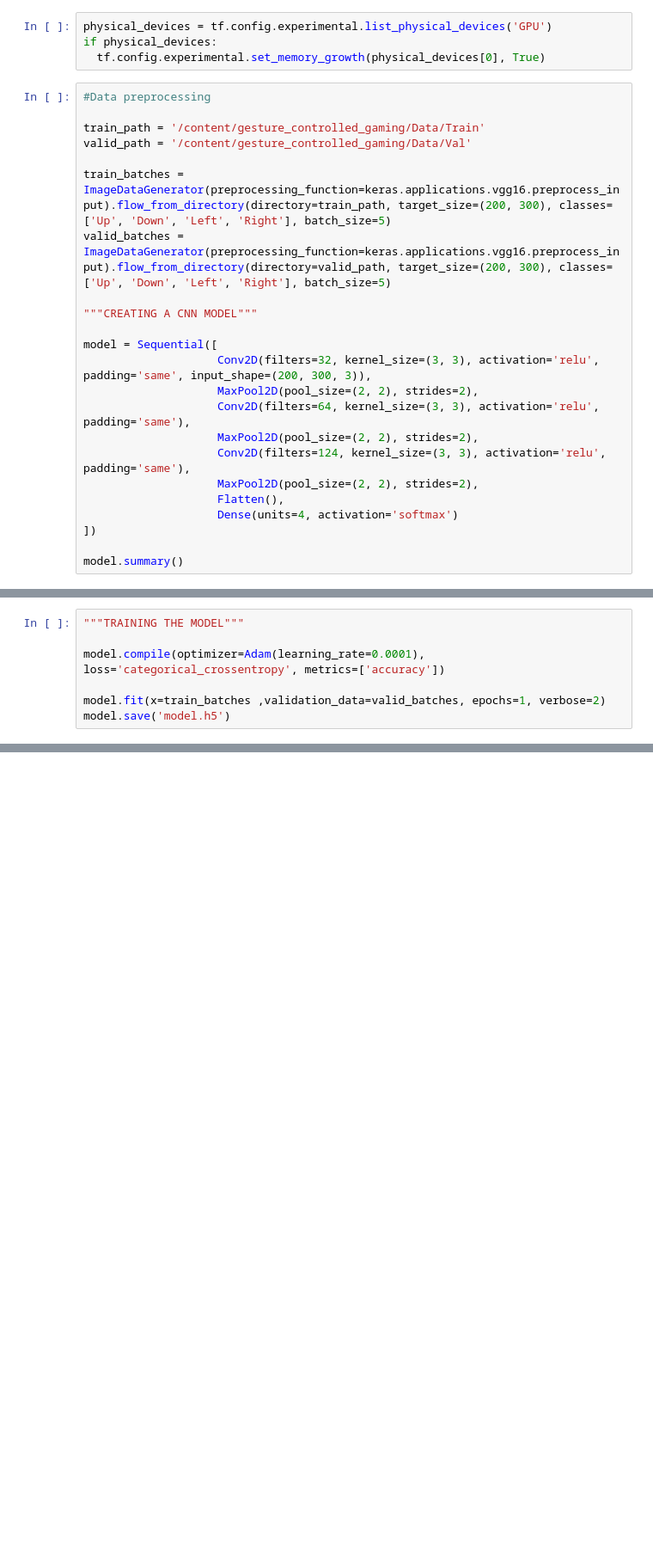
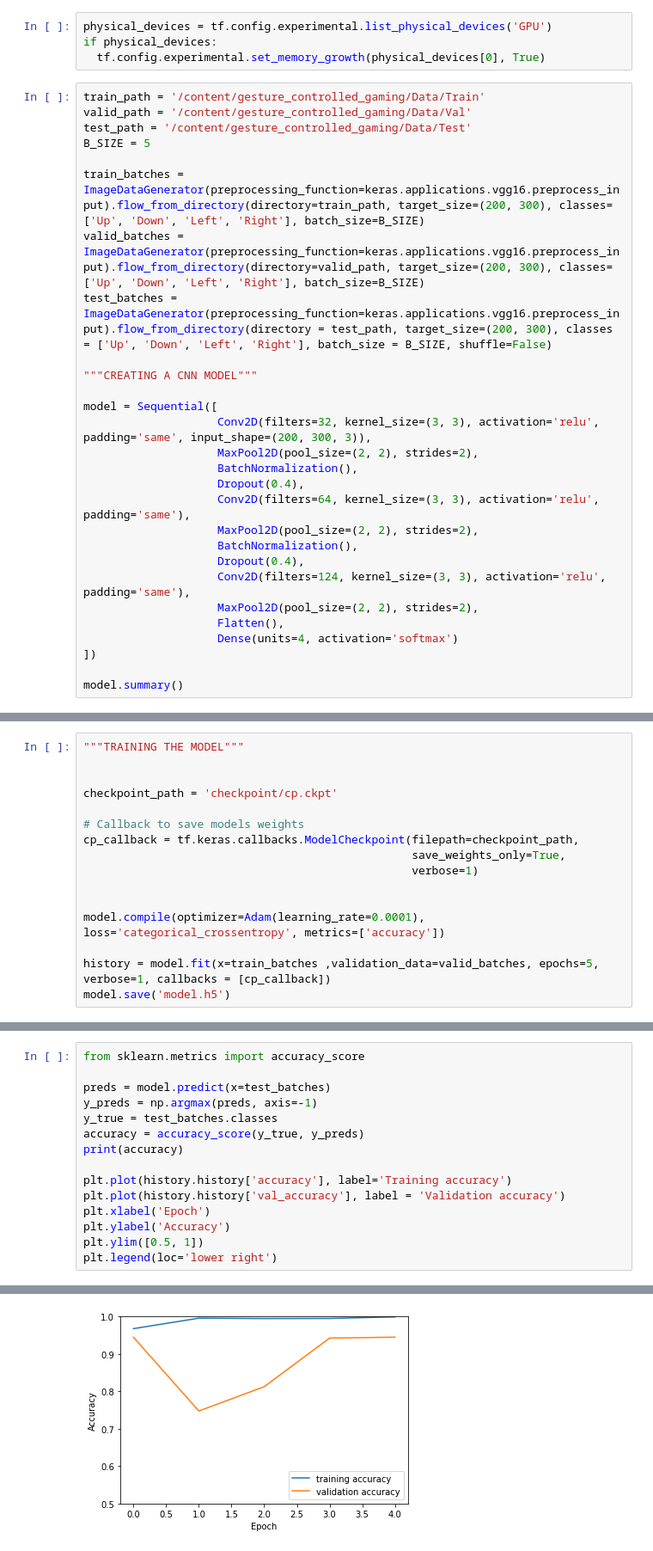
Before and after one commit to gtmray/gesture_controlled_gaming, a Jupyter notebook: object_detection_training.ipynb, the cells around one changed output, grey strips where cells are left out. Shown at 86% size. Cells and saved outputs as stored; diff of their text form; blank space fills up the shorter version.

Commit message:
model changes and checkpoints added

```diff
--- a/object_detection_training.ipynb
+++ b/object_detection_training.ipynb
@@ -26,21 +27,26 @@ physical_devices = tf.config.experimental.list_physical_devices('GPU')
 if physical_devices:
   tf.config.experimental.set_memory_growth(physical_devices[0], True)
 # %%
-#Data preprocessing
-
 train_path = '/content/gesture_controlled_gaming/Data/Train'
 valid_path = '/content/gesture_controlled_gaming/Data/Val'
+test_path = '/content/gesture_controlled_gaming/Data/Test'
+B_SIZE = 5
 
-train_batches = ImageDataGenerator(preprocessing_function=keras.applications.vgg16.preprocess_input).flow_from_directory(directory=train_path, target_size=(200, 300), classes=['Up', 'Down', 'Left', 'Right'], batch_size=5)
-valid_batches = ImageDataGenerator(preprocessing_function=keras.applications.vgg16.preprocess_input).flow_from_directory(directory=valid_path, target_size=(200, 300), classes=['Up', 'Down', 'Left', 'Right'], batch_size=5)
+train_batches = ImageDataGenerator(preprocessing_function=keras.applications.vgg16.preprocess_input).flow_from_directory(directory=train_path, target_size=(200, 300), classes=['Up', 'Down', 'Left', 'Right'], batch_size=B_SIZE)
+valid_batches = ImageDataGenerator(preprocessing_function=keras.applications.vgg16.preprocess_input).flow_from_directory(directory=valid_path, target_size=(200, 300), classes=['Up', 'Down', 'Left', 'Right'], batch_size=B_SIZE)
+test_batches = ImageDataGenerator(preprocessing_function=keras.applications.vgg16.preprocess_input).flow_from_directory(directory = test_path, target_size=(200, 300), classes = ['Up', 'Down', 'Left', 'Right'], batch_size = B_SIZE, shuffle=False)
 
 """CREATING A CNN MODEL"""
 
 model = Sequential([
                     Conv2D(filters=32, kernel_size=(3, 3), activation='relu', padding='same', input_shape=(200, 300, 3)),
                     MaxPool2D(pool_size=(2, 2), strides=2),
+                    BatchNormalization(),
+                    Dropout(0.4),
                     Conv2D(filters=64, kernel_size=(3, 3), activation='relu', padding='same'),
                     MaxPool2D(pool_size=(2, 2), strides=2),
+                    BatchNormalization(),
+                    Dropout(0.4),
                     Conv2D(filters=124, kernel_size=(3, 3), activation='relu', padding='same'),
                     MaxPool2D(pool_size=(2, 2), strides=2),
                     Flatten(),
@@ -69,8 +75,17 @@ _________________________________________________________________
 # %%
 """TRAINING THE MODEL"""
 
+
+checkpoint_path = 'checkpoint/cp.ckpt'
+
+# Callback to save models weights
+cp_callback = tf.keras.callbacks.ModelCheckpoint(filepath=checkpoint_path,
+                                                 save_weights_only=True,
+                                                 verbose=1)
+
+
 model.compile(optimizer=Adam(learning_rate=0.0001), loss='categorical_crossentropy', metrics=['accuracy'])
 
-model.fit(x=train_batches ,validation_data=valid_batches, epochs=1, verbose=2)
+history = model.fit(x=train_batches ,validation_data=valid_batches, epochs=5, verbose=1, callbacks = [cp_callback])
 model.save('model.h5')
 # %% [output]
@@ -77,0 +112,16 @@ model.save('model.h5')
+# %%
+from sklearn.metrics import accuracy_score
+
+preds = model.predict(x=test_batches)
+y_preds = np.argmax(preds, axis=-1)
+y_true = test_batches.classes
+accuracy = accuracy_score(y_true, y_preds)
+print(accuracy)
+
+plt.plot(history.history['accuracy'], label='Training accuracy')
+plt.plot(history.history['val_accuracy'], label = 'Validation accuracy')
+plt.xlabel('Epoch')
+plt.ylabel('Accuracy')
+plt.ylim([0.5, 1])
+plt.legend(loc='lower right')
+# %% [output]
@@ -78 +130,2 @@ model.save('model.h5')
+[figure, added]
 # %%
```
Also changed, not shown: parts of 9 cells of this notebook.
